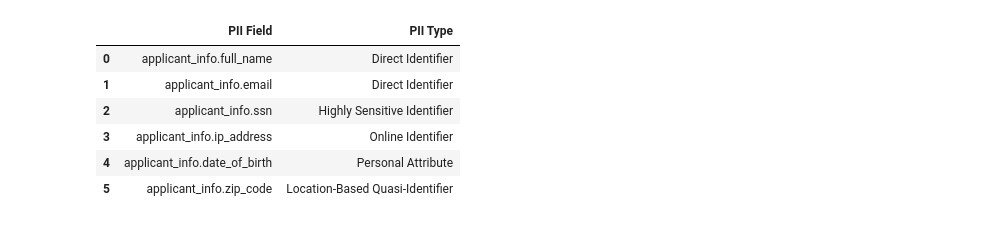
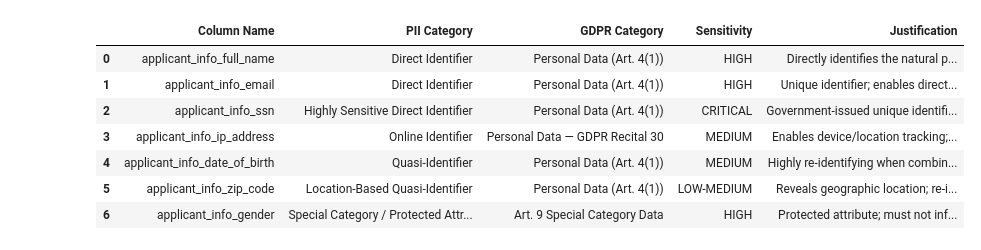
Before and after one commit to henrikpkr/dego-project-team4, a Jupyter notebook: notebooks/03-privacy-demo.ipynb, the cells around one changed output. Saved outputs shown, nothing was run; the diff lists cells and outputs as text; code cells hidden in the pictures.

```diff
--- a/notebooks/03-privacy-demo.ipynb
+++ b/notebooks/03-privacy-demo.ipynb
@@ -40,23 +76,62 @@ Identifies all PII fields (names, emails, SSNs, IPs, DOBs).
 # %%
-pii_fields = [
-    "applicant_info.full_name",
-    "applicant_info.email",
-    "applicant_info.ssn",
-    "applicant_info.ip_address",
-    "applicant_info.date_of_birth",
-    "applicant_info.zip_code"
-]
+# ── 1.1  PII Field Classification ─────────────────────────────────────────────
+pii_classification = pd.DataFrame([
+    {
+        "Column Name":           "applicant_info_full_name",
+        "PII Category":          "Direct Identifier",
+        "GDPR Category":         "Personal Data (Art. 4(1))",
+        "Sensitivity":           "HIGH",
+        "Justification":         "Directly identifies the natural person",
+    },
+    {
+        "Column Name":           "applicant_info_email",
+        "PII Category":          "Direct Identifier",
+        "GDPR Category":         "Personal Data (Art. 4(1))",
+        "Sensitivity":           "HIGH",
+        "Justification":         "Unique identifier; enables direct contact",
+    },
+    {
+        "Column Name":           "applicant_info_ssn",
+        "PII Category":          "Highly Sensitive Direct Identifier",
+        "GDPR Category":         "Personal Data (Art. 4(1))",
+        "Sensitivity":           "CRITICAL",
+        "Justification":         "Government-issued unique identifier; identity theft risk",
+    },
+    {
+        "Column Name":           "applicant_info_ip_address",
+        "PII Category":          "Online Identifier",
+        "GDPR Category":         "Personal Data — GDPR Recital 30",
+        "Sensitivity":           "MEDIUM",
+        "Justification":         "Enables device/location tracking; can re-identify when combined",
+    },
+    {
+        "Column Name":           "applicant_info_date_of_birth",
+        "PII Category":          "Quasi-Identifier",
+        "GDPR Category":         "Personal Data (Art. 4(1))",
+        "Sensitivity":           "MEDIUM",
+        "Justification":         "Highly re-identifying when combined with name or ZIP",
+    },
+    {
+        "Column Name":           "applicant_info_zip_code",
+        "PII Category":          "Location-Based Quasi-Identifier",
+        "GDPR Category":         "Personal Data (Art. 4(1))",
+        "Sensitivity":           "LOW-MEDIUM",
+        "Justification":         "Reveals geographic location; re-identifying in sparse areas",
+    },
+    {
+        "Column Name":           "applicant_info_gender",
+        "PII Category":          "Special Category / Protected Attribute",
+        "GDPR Category":         "Art. 9 Special Category Data",
+        "Sensitivity":           "HIGH",
+        "Justification":         "Protected attribute; must not influence automated credit decisions",
+    },
+])
 
-
-pd.DataFrame({
-    "PII Field": pii_fields,
-    "PII Type": [
-        "Direct Identifier",
-        "Direct Identifier",
-        "Highly Sensitive Identifier",
-        "Online Identifier",
-        "Personal Attribute",
-        "Location-Based Quasi-Identifier"
-    ]
-})
+print("PII Fields identified in NovaCred dataset:\n")
+pii_classification.style.applymap(
+    lambda v: "background-color: #ffcccc; font-weight: bold" if v == "CRITICAL"
+    else ("background-color: #ffe5cc" if v == "HIGH"
+          else ("background-color: #fffacc" if v == "MEDIUM" else "")),
+    subset=["Sensitivity"]
+)
 # %% [output]
@@ -63,8 +139,9 @@ pd.DataFrame({
-|  | PII Field | PII Type |
-| 0 | applicant_info.full_name | Direct Identifier |
-| 1 | applicant_info.email | Direct Identifier |
-| 2 | applicant_info.ssn | Highly Sensitive Identifier |
-| 3 | applicant_info.ip_address | Online Identifier |
-| 4 | applicant_info.date_of_birth | Personal Attribute |
-| 5 | applicant_info.zip_code | Location-Based Quasi-Identifier |
+|  | Column Name | PII Category | GDPR Category | Sensitivity | Justification |
+| 0 | applicant_info_full_name | Direct Identifier | Personal Data (Art. 4(1)) | HIGH | Directly identifies the natural p... |
+| 1 | applicant_info_email | Direct Identifier | Personal Data (Art. 4(1)) | HIGH | Unique identifier; enables direct... |
+| 2 | applicant_info_ssn | Highly Sensitive Direct Identifier | Personal Data (Art. 4(1)) | CRITICAL | Government-issued unique identifi... |
+| 3 | applicant_info_ip_address | Online Identifier | Personal Data — GDPR Recital 30 | MEDIUM | Enables device/location tracking;... |
+| 4 | applicant_info_date_of_birth | Quasi-Identifier | Personal Data (Art. 4(1)) | MEDIUM | Highly re-identifying when combin... |
+| 5 | applicant_info_zip_code | Location-Based Quasi-Identifier | Personal Data (Art. 4(1)) | LOW-MEDIUM | Reveals geographic location; re-i... |
+| 6 | applicant_info_gender | Special Category / Protected Attr... | Art. 9 Special Category Data | HIGH | Protected attribute; must not inf... |
 # %% [markdown]
```
Also changed, not shown: parts of 36 cells of this notebook.
